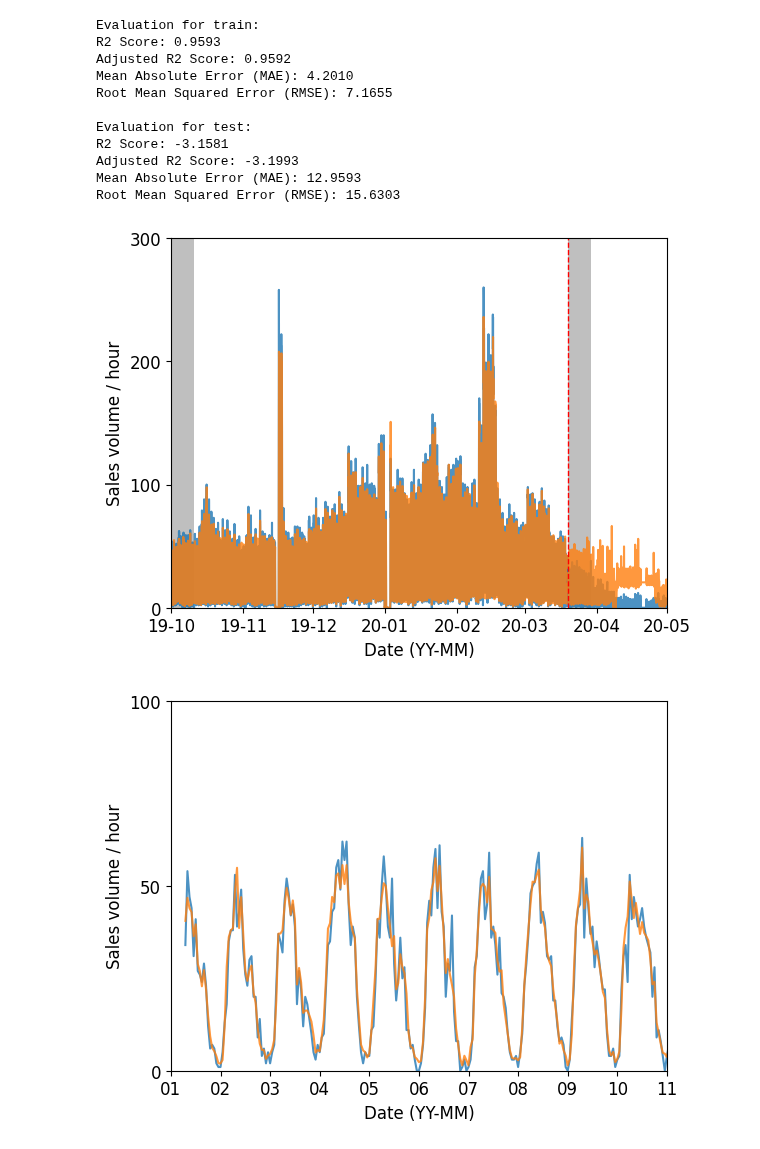
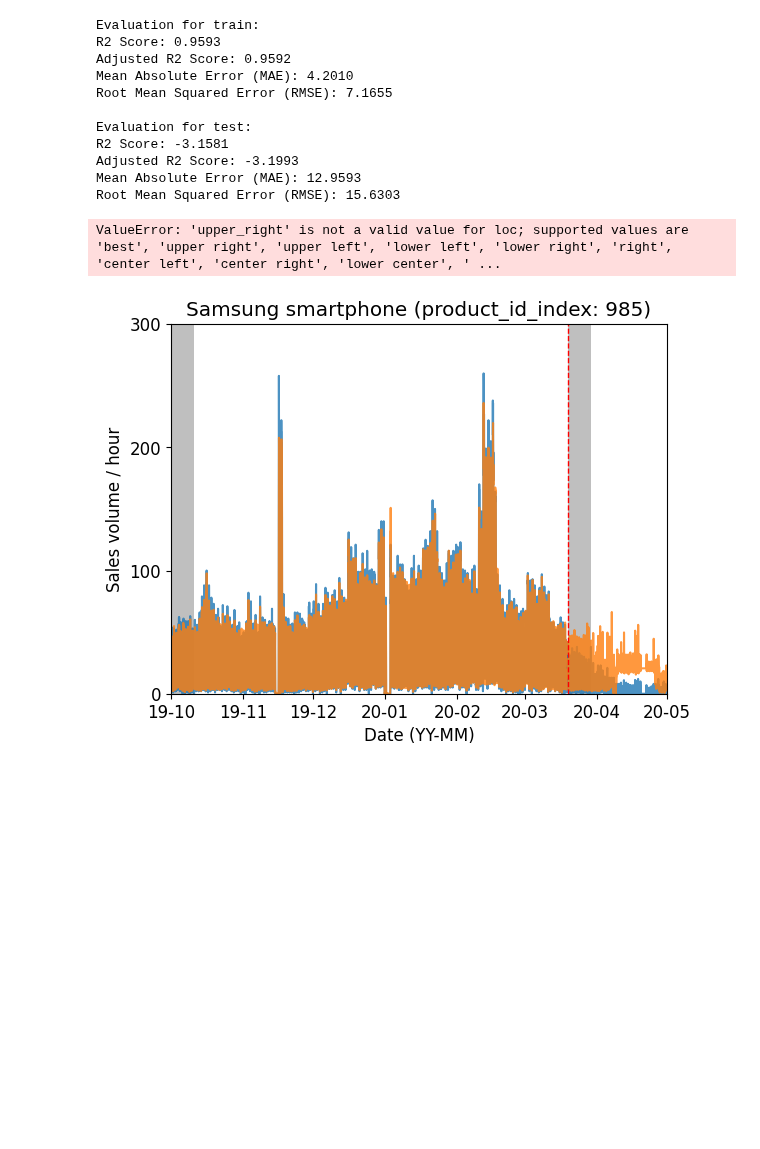
Before and after one commit to boostcampaitech7/level4-cv-finalproject-hackathon-cv-02-lv3, a Jupyter notebook: Surrogate/AutoML/Dongjin/0208_eCommerce/plt.ipynb, the cells around one changed output. Saved outputs shown, nothing was run; the diff lists cells and outputs as text; code cells hidden in the pictures; blank space fills up the shorter version.

```diff
--- a/Surrogate/AutoML/Dongjin/0208_eCommerce/plt.ipynb
+++ b/Surrogate/AutoML/Dongjin/0208_eCommerce/plt.ipynb
@@ -36,38 +36,41 @@ Root Mean Squared Error (RMSE): 15.6303
 # %%
 train_time = y_train.index
 test_time = y_test.index
 train_time_start = datetime(2019, 10, 1)
 test_time_start = test_time[0]
 test_time_end = datetime(2020, 5, 1)
 
 
 
 td = timedelta(days=10)
 
-def plot(axvspan=True, xlabel='Date (YY-MM)', DateFormatter='%y-%m', xlim=[train_time_start, test_time_end], ylim=[0, 300], yticks=range(0, 400, 100)):
+def plot(title="", axvspan=True, xlabel='Date (YY-MM)', DateFormatter='%y-%m', xlim=[train_time_start, test_time_end], ylim=[0, 300], yticks=range(0, 400, 100)):
     fig, ax = plt.subplots()
-    ax.plot(train_time, y_train, color='tab:blue', alpha=0.8)
-    ax.plot(train_time, y_train_pred, color='tab:orange', alpha=0.8)
+    ax.plot(train_time, y_train, color='tab:blue', alpha=0.8, label="GT")
+    ax.plot(train_time, y_train_pred, color='tab:orange', alpha=0.8, label="Pred")
 
     ax.plot(test_time, y_test, color='tab:blue', alpha=0.8)
     ax.plot(test_time, y_test_pred, color='tab:orange', alpha=0.8)
     ax.axvline(x=test_time_start, color='r', linestyle='--', linewidth=1)
 
     if axvspan:
         ax.axvspan(train_time_start, train_time_start+td, facecolor='gray', alpha=0.5)
         ax.axvspan(test_time_start, test_time_start+td, facecolor='gray', alpha=0.5)
 
     ax.set_yticks(yticks)
     ax.set_xlim(xlim)
     ax.set_ylim(ylim)
     ax.set_xlabel(xlabel)
     ax.set_ylabel("Sales volume / hour")
     ax.xaxis.set_major_formatter(mdates.DateFormatter(DateFormatter))
+    ax.set_title(title)
+    ax.legend(loc='upper right')
 
 
-plot()
-plot(xlabel="Date (19-MM)", axvspan=False, xlim=[train_time_start, train_time_start+td], DateFormatter='%d', ylim=[0, 100], yticks=[0, 50, 100])
-plot(xlabel="Date (20-MM)", axvspan=False, xlim=[test_time_start, test_time_start+td], DateFormatter='%d', ylim=[0, 100], yticks=[0, 50, 100])
+
+plot(title="Samsung smartphone (product_id_index: 985)")
+plot(title="Samsung smartphone (product_id_index: 985)", xlabel="Date (19-10-DD)", axvspan=False, xlim=[train_time_start, train_time_start+td], DateFormatter='%d', ylim=[0, 100], yticks=[0, 50, 100])
+plot(title="Samsung smartphone (product_id_index: 985)", xlabel="Date (20-03-DD)", axvspan=False, xlim=[test_time_start, test_time_start+td], DateFormatter='%d', ylim=[0, 100], yticks=[0, 50, 100])
 # %% [output]
+ValueError: 'upper_right' is not a valid value for loc; supported values are 'best', 'upper right', 'upper left', 'lower left', 'lower right', 'right', 'center left', 'center right', 'lower center', ' ...
-[figure, old version]
+[figure, new version]
-[figure, removed]
```
Also changed, not shown: parts of 1 cell of this notebook.
